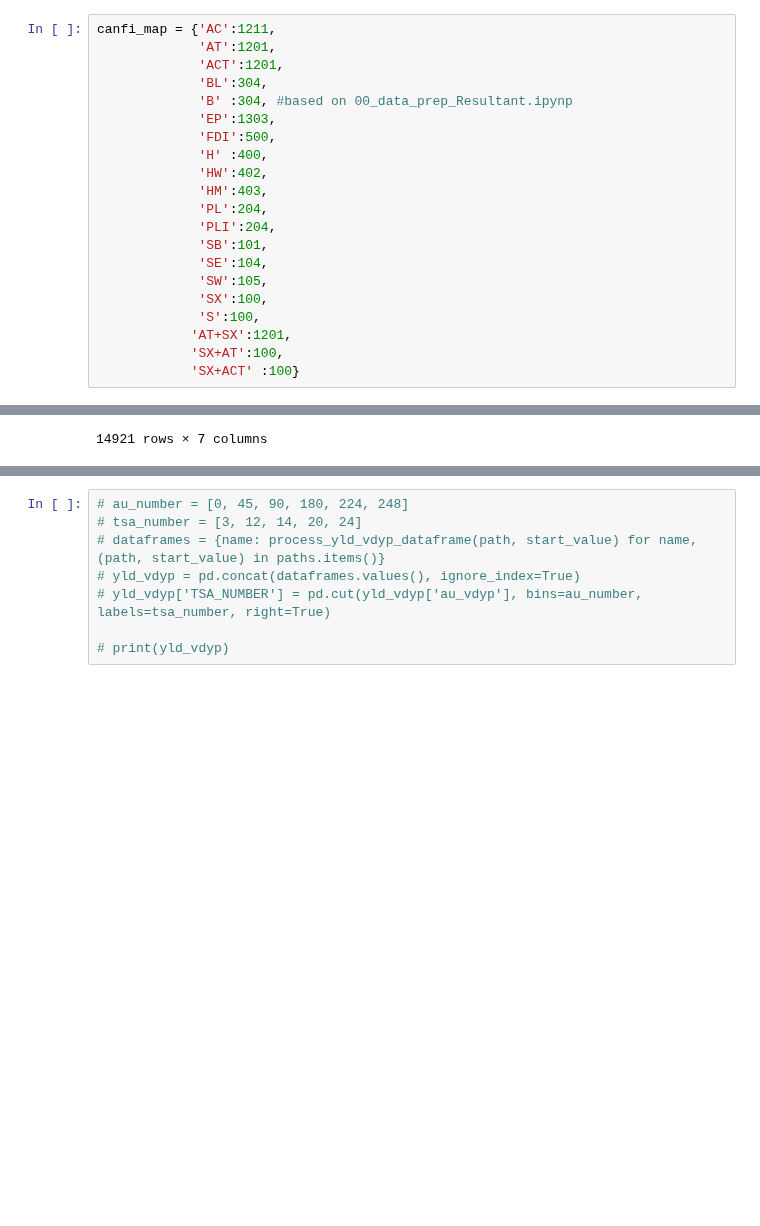
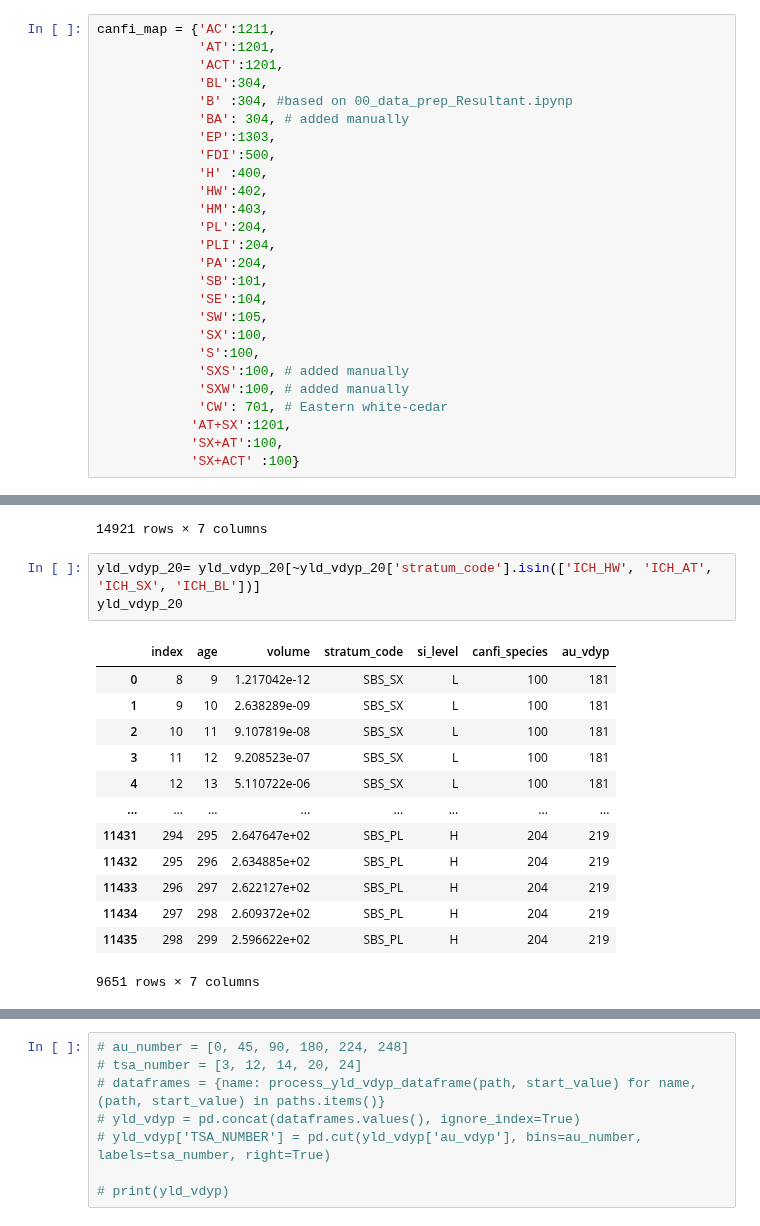
Before and after one commit to UBC-FRESH/nbds_mining, a Jupyter notebook: 00_woodstock_files_equitysilver.ipynb, the cells around one changed output, grey strips where cells are left out. Cells and saved outputs as stored; diff of their text form; blank space fills up the shorter version.

```diff
--- a/00_woodstock_files_equitysilver.ipynb
+++ b/00_woodstock_files_equitysilver.ipynb
@@ -161,6 +162,7 @@ canfi_map = {'AC':1211,
              'ACT':1201,
              'BL':304,
              'B' :304, #based on 00_data_prep_Resultant.ipynp
+             'BA': 304, # added manually
              'EP':1303,
              'FDI':500,
              'H' :400,
@@ -168,11 +170,15 @@ canfi_map = {'AC':1211,
              'HM':403,
              'PL':204,
              'PLI':204,
+             'PA':204,
              'SB':101,
              'SE':104,
              'SW':105,
              'SX':100,
              'S':100,
+             'SXS':100, # added manually
+             'SXW':100, # added manually
+             'CW': 701, # Eastern white-cedar
             'AT+SX':1201,
             'SX+AT':100,
             'SX+ACT' :100}
@@ -374,3 +386,20 @@ yld_vdyp_14
 | 22880 | 297 | 298 | 2.466010e+02 | SBS_SE | H | 104 | 168 |
 | 22881 | 298 | 299 | 2.456205e+02 | SBS_SE | H | 104 | 168 |
 14921 rows × 7 columns
+# %%
+yld_vdyp_20= yld_vdyp_20[~yld_vdyp_20['stratum_code'].isin(['ICH_HW', 'ICH_AT', 'ICH_SX', 'ICH_BL'])]
+yld_vdyp_20
+# %% [output]
+|  | index | age | volume | stratum_code | si_level | canfi_species | au_vdyp |
+| 0 | 8 | 9 | 1.217042e-12 | SBS_SX | L | 100 | 181 |
+| 1 | 9 | 10 | 2.638289e-09 | SBS_SX | L | 100 | 181 |
+| 2 | 10 | 11 | 9.107819e-08 | SBS_SX | L | 100 | 181 |
+| 3 | 11 | 12 | 9.208523e-07 | SBS_SX | L | 100 | 181 |
+| 4 | 12 | 13 | 5.110722e-06 | SBS_SX | L | 100 | 181 |
+| ... | ... | ... | ... | ... | ... | ... | ... |
+| 11431 | 294 | 295 | 2.647647e+02 | SBS_PL | H | 204 | 219 |
+| 11432 | 295 | 296 | 2.634885e+02 | SBS_PL | H | 204 | 219 |
+| 11433 | 296 | 297 | 2.622127e+02 | SBS_PL | H | 204 | 219 |
+| 11434 | 297 | 298 | 2.609372e+02 | SBS_PL | H | 204 | 219 |
+| 11435 | 298 | 299 | 2.596622e+02 | SBS_PL | H | 204 | 219 |
+9651 rows × 7 columns
```
Also changed, not shown: parts of 25 cells of this notebook, 37 other files.
